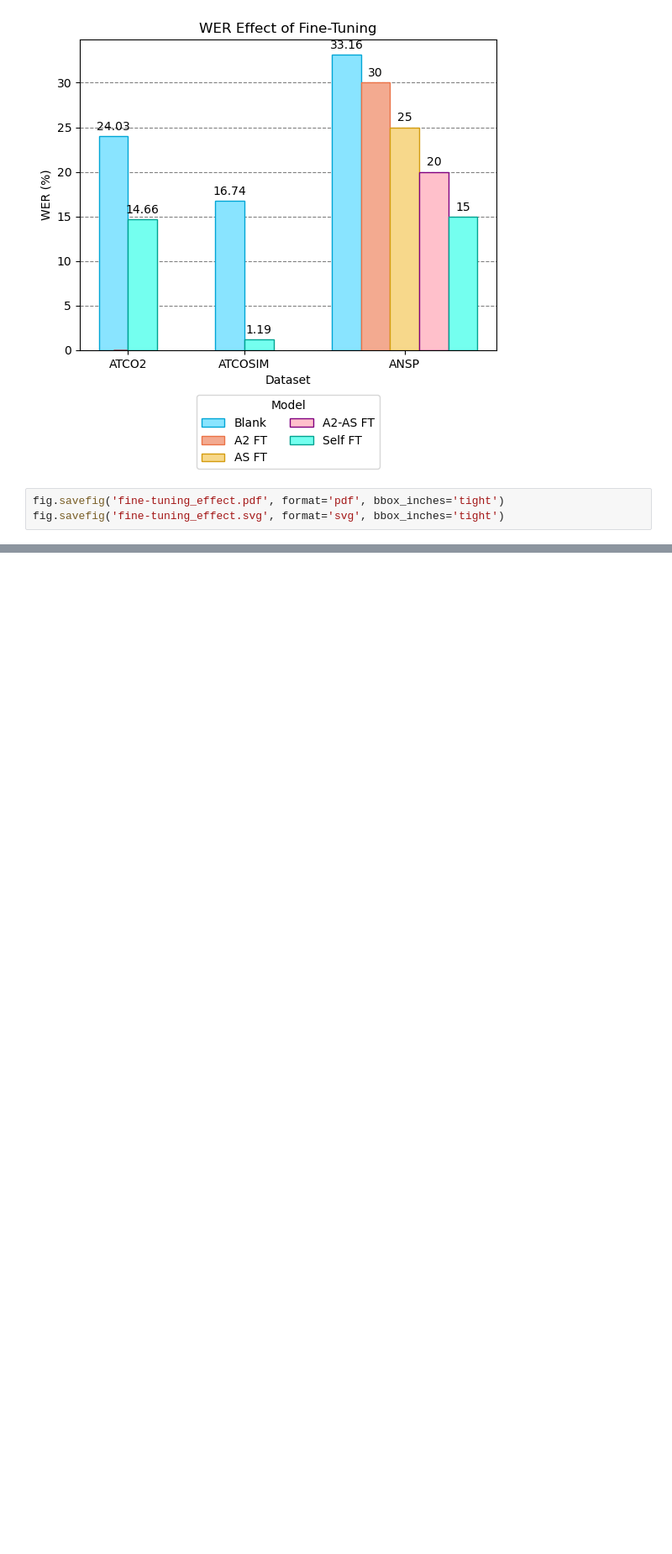
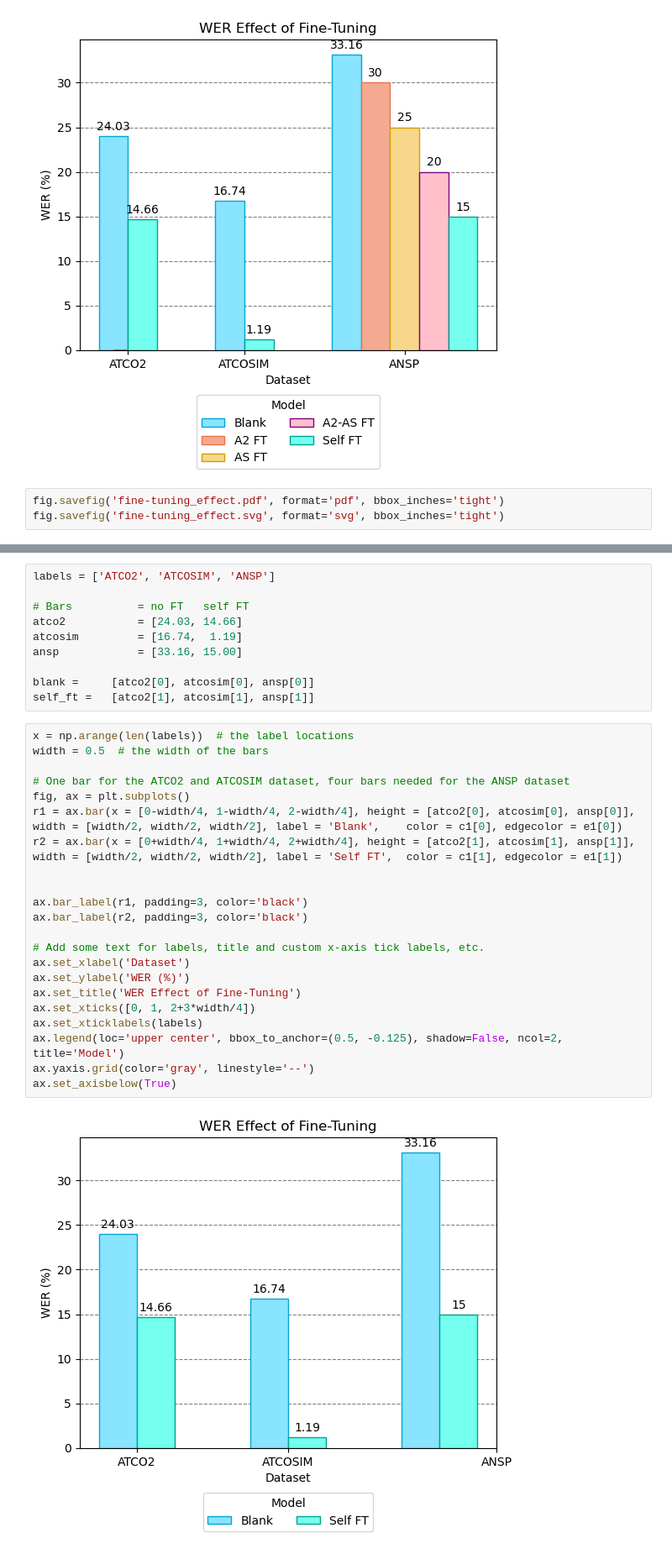
Before and after one commit to jlvdoorn/WhisperATC, a Jupyter notebook: Graphs/Bar_Chart.ipynb, the cells around one changed output, grey strips where cells are left out. Shown at 84% size. Drawn from its saved outputs; the diff is of its cells as text; blank space fills up the shorter version.

Commit message:
Added a self FT only graph to the FT effect bar

```diff
--- a/Graphs/Bar_Chart.ipynb
+++ b/Graphs/Bar_Chart.ipynb
@@ -572,0 +575,34 @@ fig.savefig('fine-tuning_effect.svg', format='svg', bbox_inches='tight')
+# %%
+labels = ['ATCO2', 'ATCOSIM', 'ANSP']
+
+# Bars          = no FT   self FT
+atco2           = [24.03, 14.66]
+atcosim         = [16.74,  1.19]
+ansp            = [33.16, 15.00]
+
+blank =     [atco2[0], atcosim[0], ansp[0]]
+self_ft =   [atco2[1], atcosim[1], ansp[1]]
+# %%
+x = np.arange(len(labels))  # the label locations
+width = 0.5  # the width of the bars
+
+# One bar for the ATCO2 and ATCOSIM dataset, four bars needed for the ANSP dataset
+fig, ax = plt.subplots()
+r1 = ax.bar(x = [0-width/4, 1-width/4, 2-width/4], height = [atco2[0], atcosim[0], ansp[0]], width = [width/2, width/2, width/2], label = 'Blank',    color = c1[0], edgecolor = e1[0])
+r2 = ax.bar(x = [0+width/4, 1+width/4, 2+width/4], height = [atco2[1], atcosim[1], ansp[1]], width = [width/2, width/2, width/2], label = 'Self FT',  color = c1[1], edgecolor = e1[1])
+
+
+ax.bar_label(r1, padding=3, color='black')
+ax.bar_label(r2, padding=3, color='black')
+
+# Add some text for labels, title and custom x-axis tick labels, etc.
+ax.set_xlabel('Dataset')
+ax.set_ylabel('WER (%)')
+ax.set_title('WER Effect of Fine-Tuning')
+ax.set_xticks([0, 1, 2+3*width/4])
+ax.set_xticklabels(labels)
+ax.legend(loc='upper center', bbox_to_anchor=(0.5, -0.125), shadow=False, ncol=2, title='Model')
+ax.yaxis.grid(color='gray', linestyle='--')
+ax.set_axisbelow(True)
+# %% [output]
+[figure, added]
```
Also changed, not shown: parts of 3 cells of this notebook.
